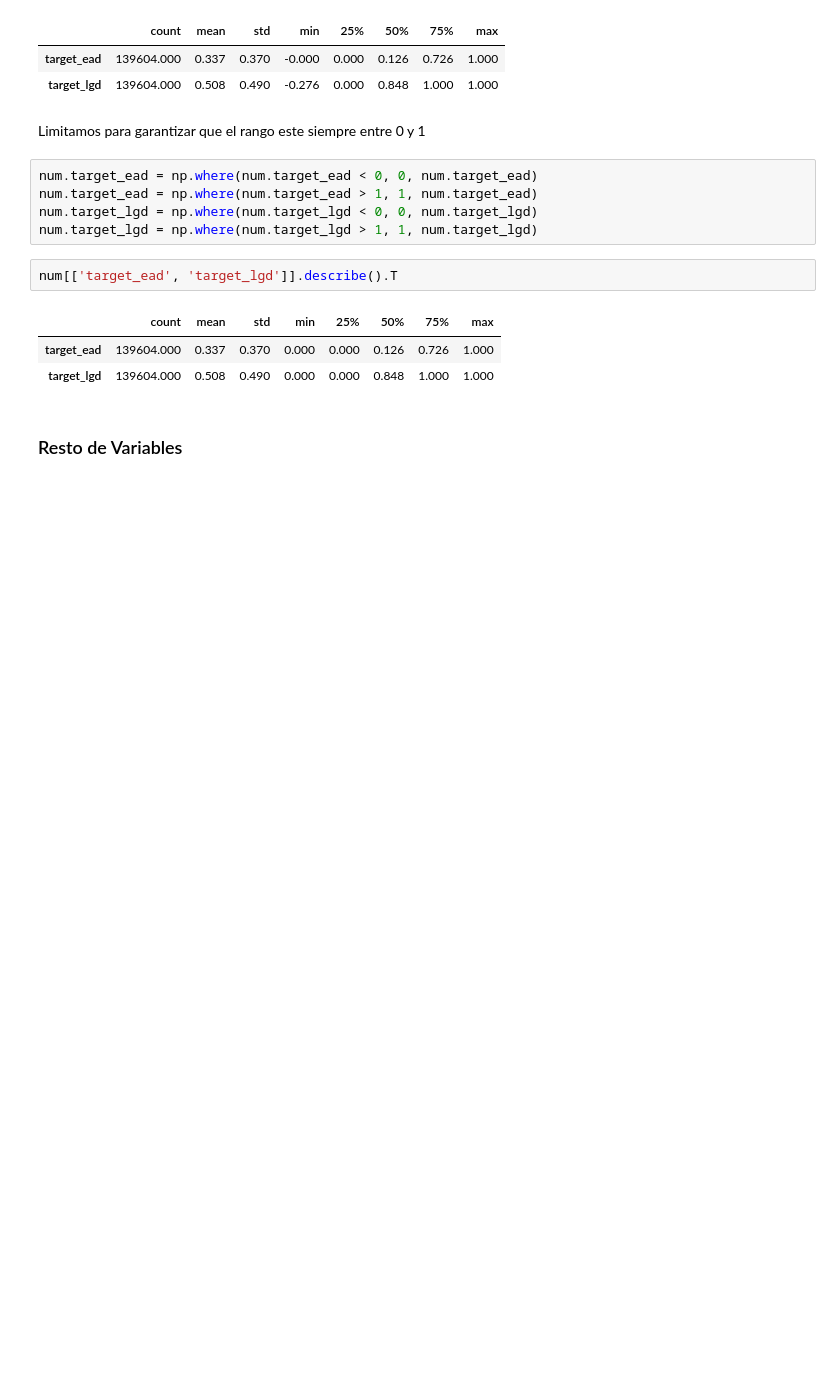
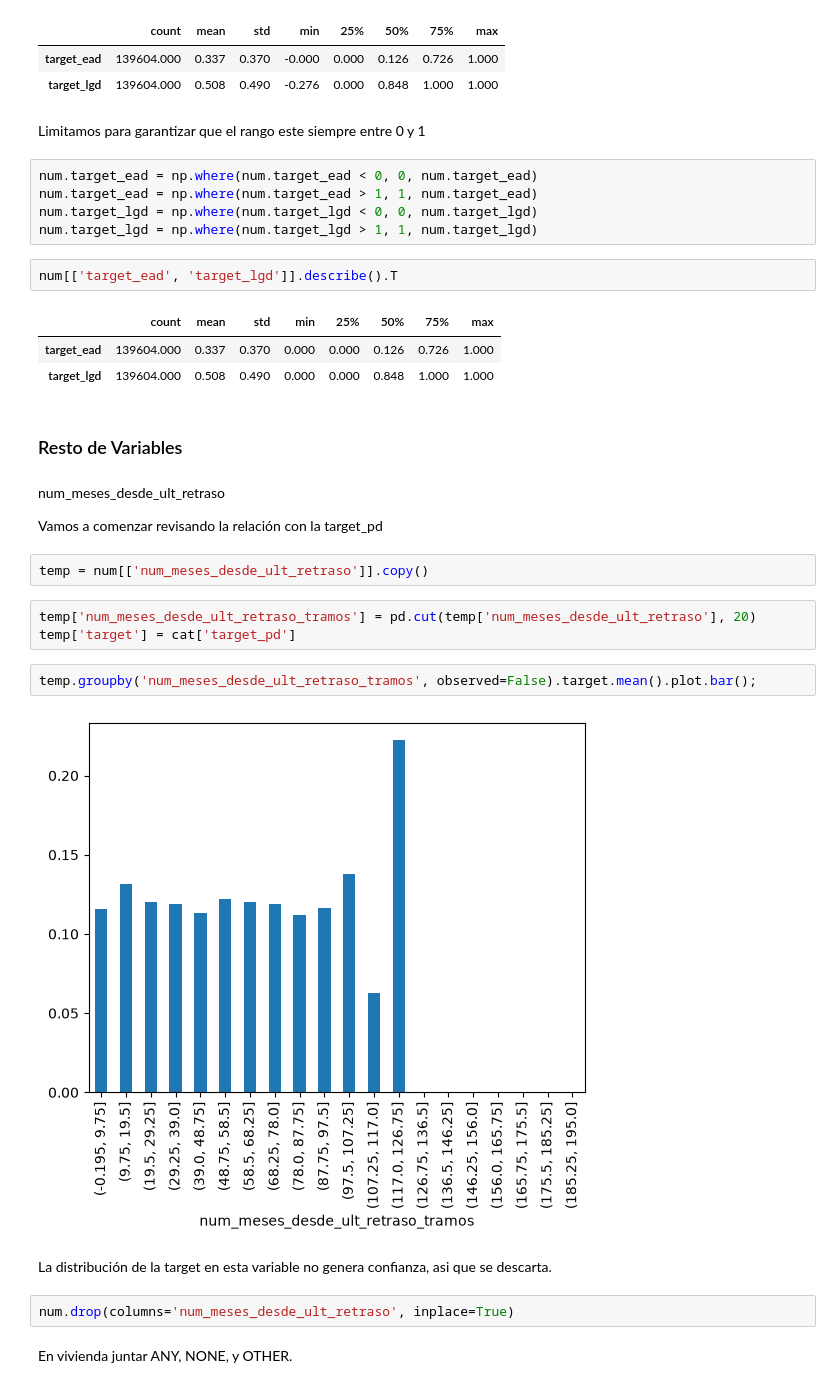
Before and after one commit to PabloHVega/RiesgosScoring, a Jupyter notebook: 03_notebooks/04_Transformacion_Datos.ipynb, the cells around one changed output. Saved outputs shown, nothing was run; the diff lists cells and outputs as text; blank space fills up the shorter version.

```diff
--- a/03_notebooks/04_Transformacion_Datos.ipynb
+++ b/03_notebooks/04_Transformacion_Datos.ipynb
@@ -171,3 +171,22 @@ num[['target_ead', 'target_lgd']].describe().T
 | target_lgd | 139604.000 | 0.508 | 0.490 | 0.000 | 0.000 | 0.848 | 1.000 | 1.000 |
 # %% [markdown]
 ### Resto de Variables
+# %% [markdown]
+num_meses_desde_ult_retraso
+
+Vamos a comenzar revisando la relación con la target_pd
+# %%
+temp = num[['num_meses_desde_ult_retraso']].copy()
+# %%
+temp['num_meses_desde_ult_retraso_tramos'] = pd.cut(temp['num_meses_desde_ult_retraso'], 20)
+temp['target'] = cat['target_pd']
+# %%
+temp.groupby('num_meses_desde_ult_retraso_tramos', observed=False).target.mean().plot.bar();
+# %% [output]
+[figure, added]
+# %% [markdown]
+La distribución de la target en esta variable no genera confianza, asi que se descarta.
+# %%
+num.drop(columns='num_meses_desde_ult_retraso', inplace=True)
+# %% [markdown]
+En vivienda juntar ANY, NONE, y OTHER.
```
Also changed, not shown: parts of 76 cells of this notebook, 3 other files.
